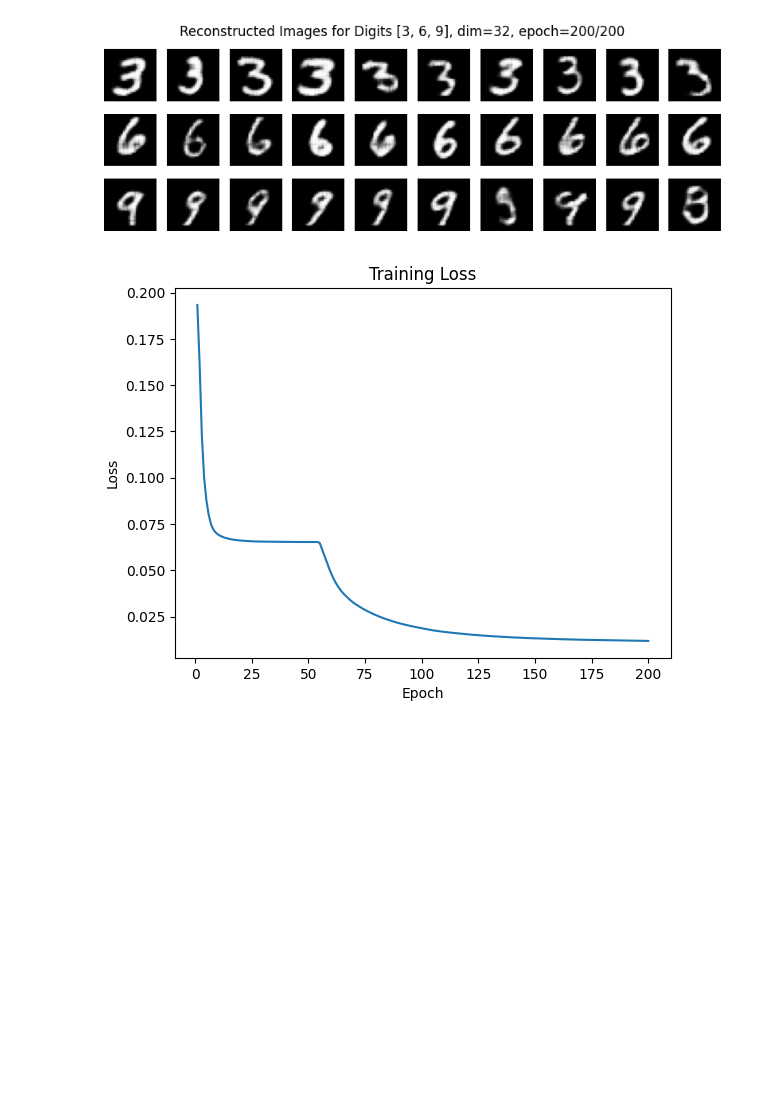
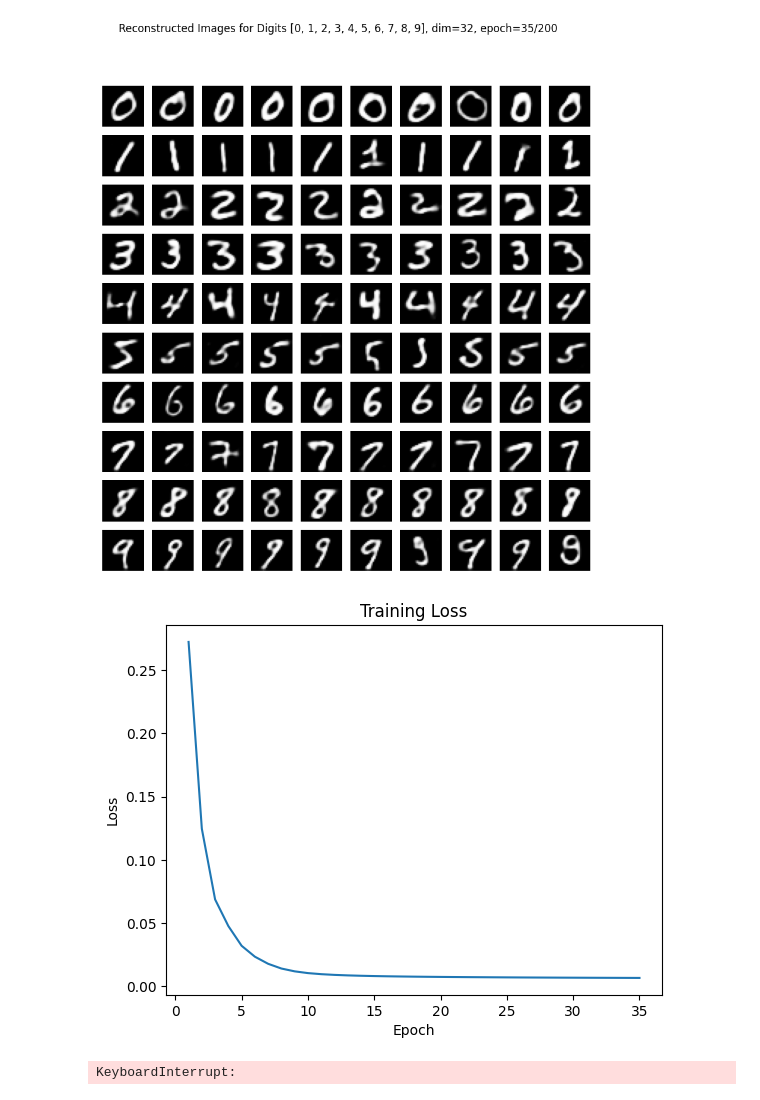
Before and after one commit to red1108/infoQGAN, a Jupyter notebook: mnist_autoencoder_custom.ipynb, the cells around one changed output. Saved outputs shown, nothing was run; the diff lists cells and outputs as text; code cells hidden in the pictures; blank space fills up the shorter version.

```diff
--- a/mnist_autoencoder_custom.ipynb
+++ b/mnist_autoencoder_custom.ipynb
@@ -11,7 +11,7 @@ from modules import Autoencoder
 importlib.reload(Autoencoder)  # 모듈 갱신
 from IPython.display import clear_output
 
-DIGITS = [3, 6, 9]  # 학습할 숫자들 설정
+DIGITS = [0, 1, 2, 3, 4, 5, 6, 7, 8, 9]  # 학습할 숫자들 설정
 DIGITS_STR = ''.join(map(str, DIGITS))
 latent_dim = 32
 epochs = 200
@@ -59,35 +59,36 @@ for epoch in range(epochs):
             axs[j].axis('off')
         axs[0].set_title(f"Digit {digit}", size='large')
 
     else:
         # 여러 숫자가 선택된 경우 각 숫자에 대해 1x10 그리드 설정
         fig, axs = plt.subplots(len(DIGITS), 10, figsize=(10, len(DIGITS)))
         reconstructed_images = []
         for digit in DIGITS:
             images_to_reconstruct = [img for img, label in train_data if label == digit][:10]
             images_to_reconstruct = torch.stack(images_to_reconstruct)
             reconstructed = autoencoder(images_to_reconstruct).detach()
             reconstructed_images.append((digit, reconstructed))
 
         for i, (digit, images) in enumerate(reconstructed_images):
             for j in range(10):
                 axs[i, j].imshow(images[j].view(28, 28).numpy(), cmap='gray')
                 axs[i, j].axis('off')
             axs[i, 0].set_ylabel(f"Digit {digit}", size='large')
 
     plt.suptitle(f"Reconstructed Images for Digits {DIGITS}, dim={latent_dim}, epoch={epoch + 1}/{epochs}")
     plt.show()
 
     # 그동안의 손실 전부 출력
     losses.append(epoch_loss / batch_count)
     plt.plot(range(1, len(losses) + 1), losses)
     plt.title("Training Loss")
     plt.xlabel("Epoch")
     plt.ylabel("Loss")
     plt.show()
 # %% [output]
-[figure, old version]
+[figure, new version]
-[figure, old version]
+[figure, new version]
+KeyboardInterrupt:
 # %%
 # save & load autoencoder
 save = True
```
Also changed, not shown: 4 other files.
